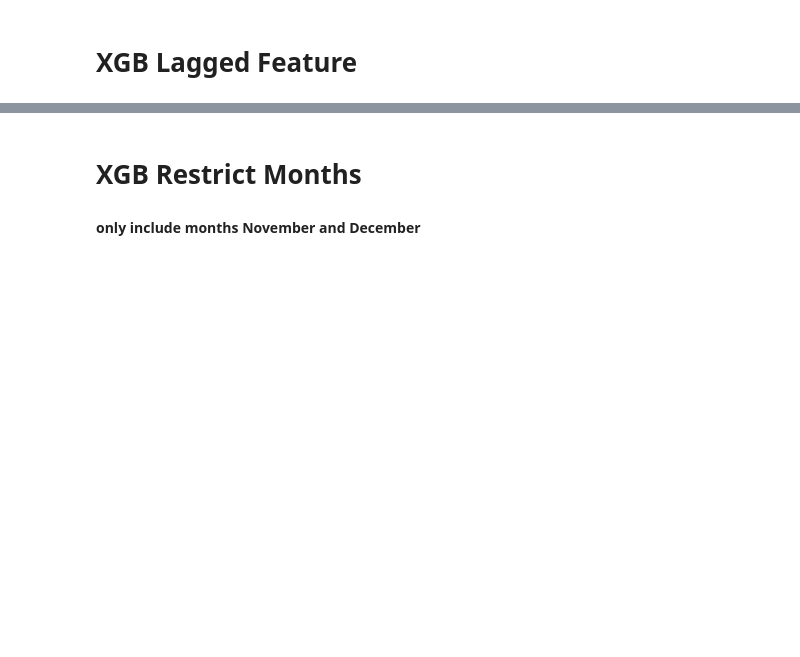
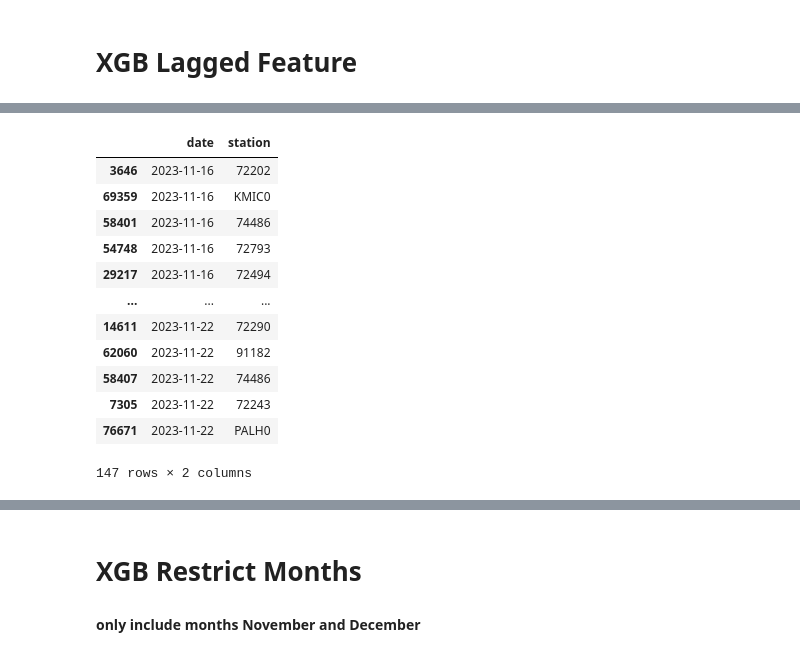
Before and after one commit to mb208/604Final, a Jupyter notebook: notebooks/xgb_prophet_playground.ipynb, the cells around one changed output, grey strips where cells are left out. Saved outputs shown, nothing was run; the diff lists cells and outputs as text; code cells hidden in the pictures; blank space fills up the shorter version.

```diff
--- a/notebooks/xgb_prophet_playground.ipynb
+++ b/notebooks/xgb_prophet_playground.ipynb
@@ -729,0 +899,11 @@ xgb_data["temp_mean"].ewm(alpha=.9, adjust=False).mean().shape
+# %%
+train_data_pd['station'] = train_stations
+test_data_pd['station'] = test_stations
+# %%
+train_data_pd.dropna(inplace=True)
+test_data_pd.dropna(inplace=True)
+# %%
+for feat in train_data_pd.columns:
+    if 'snow' in feat or 'rain' in feat:
+        train_data_pd[feat] = train_data_pd[feat].astype(int)
+        test_data_pd[feat] = test_data_pd[feat].astype(int)
@@ -729,0 +951,16 @@ xgb_data["temp_mean"].ewm(alpha=.9, adjust=False).mean().shape
+# %%
+test_data_pd[['date', 'station']]
+# %% [output]
+|  | date | station |
+| 3646 | 2023-11-16 | 72202 |
+| 69359 | 2023-11-16 | KMIC0 |
+| 58401 | 2023-11-16 | 74486 |
+| 54748 | 2023-11-16 | 72793 |
+| 29217 | 2023-11-16 | 72494 |
+| ... | ... | ... |
+| 14611 | 2023-11-22 | 72290 |
+| 62060 | 2023-11-22 | 91182 |
+| 58407 | 2023-11-22 | 74486 |
+| 7305 | 2023-11-22 | 72243 |
+| 76671 | 2023-11-22 | PALH0 |
+147 rows × 2 columns
```
Also changed, not shown: parts of 49 cells of this notebook.
